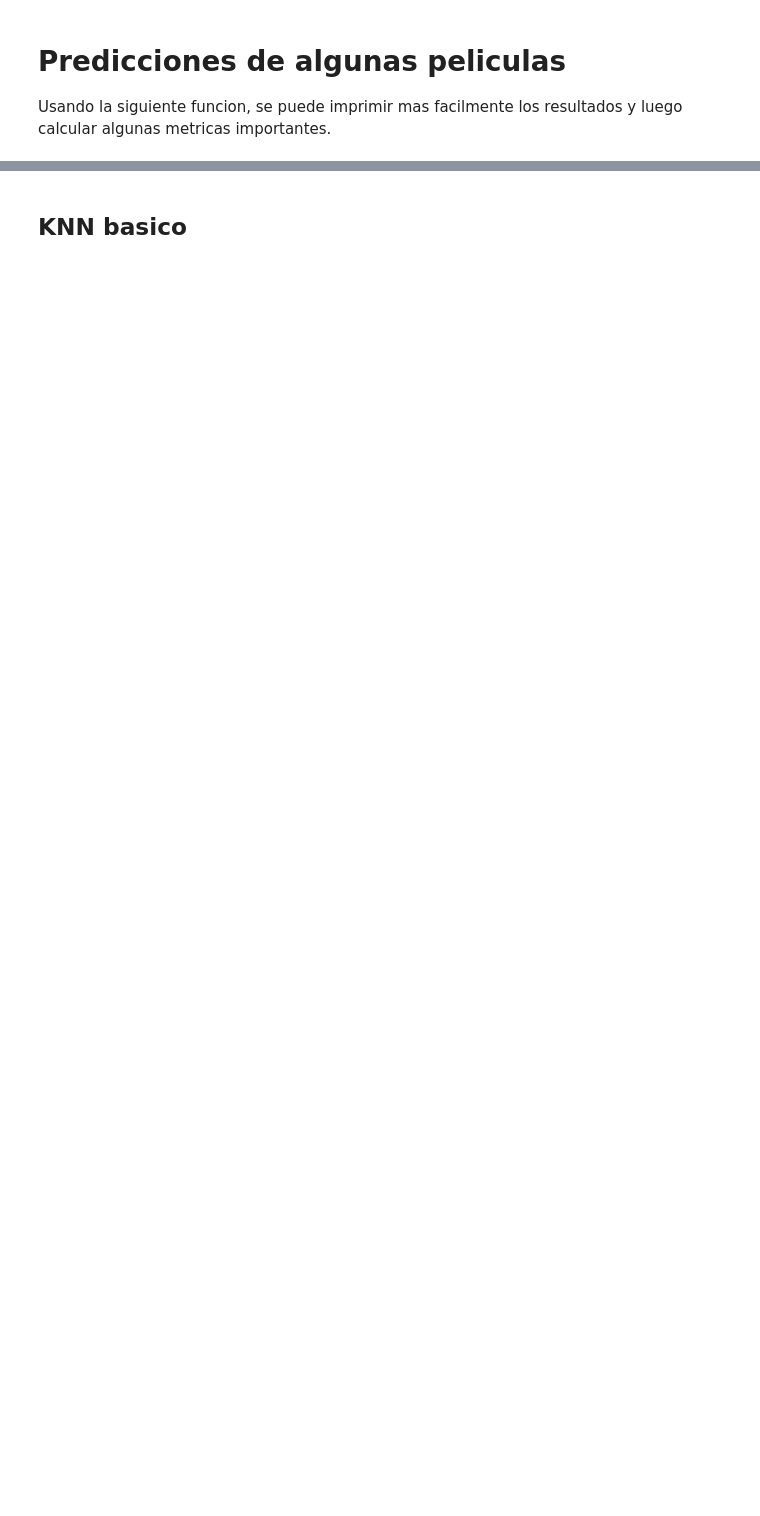
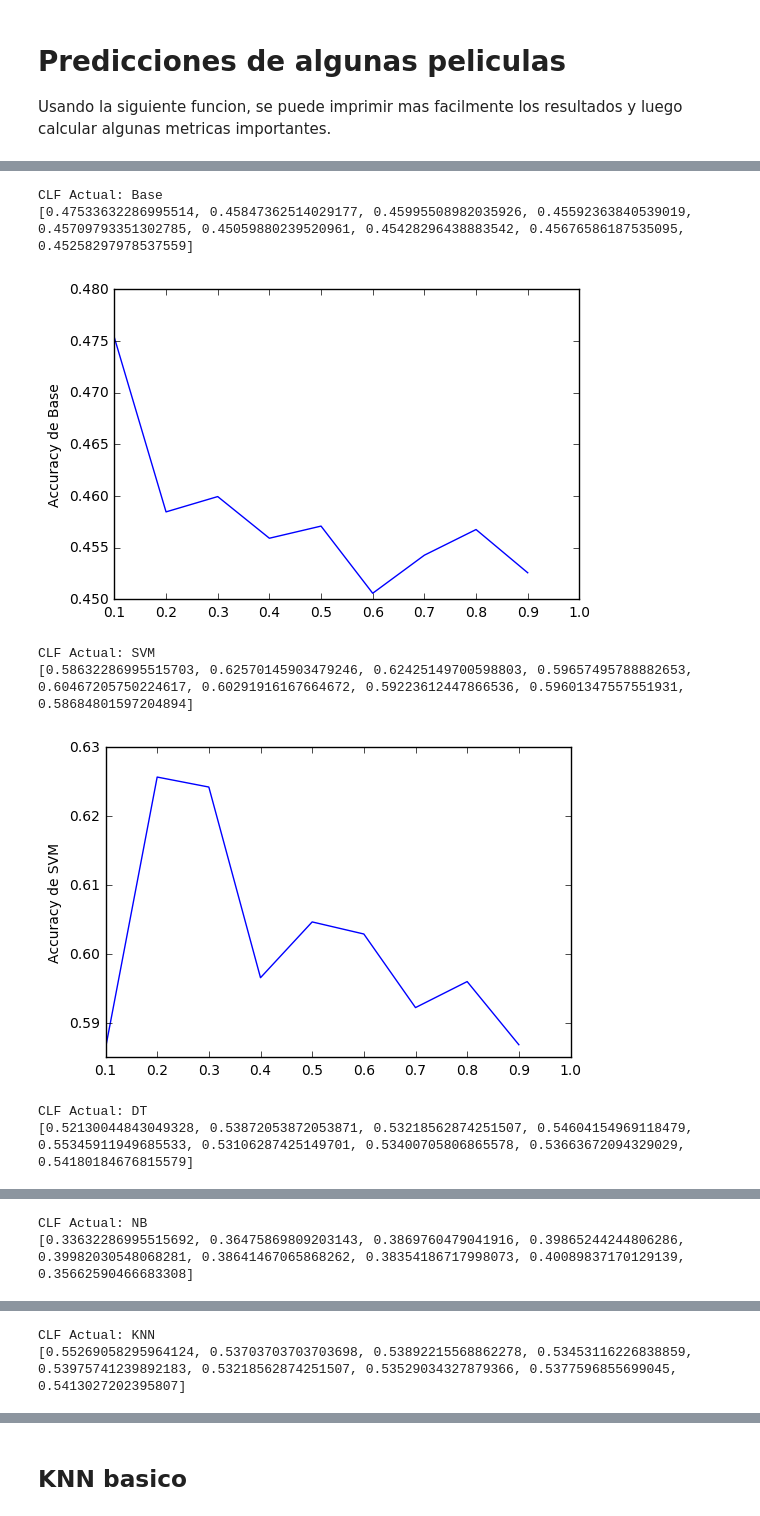
Before and after one commit to martinpanza/Movie-Score-Predictor, a Jupyter notebook: Clasificadores/Clasificador.ipynb, the cells around one changed output, grey strips where cells are left out. Drawn from its saved outputs; the diff is of its cells as text; code cells hidden in the pictures; blank space fills up the shorter version.

```diff
--- a/Clasificadores/Clasificador.ipynb
+++ b/Clasificadores/Clasificador.ipynb
@@ -64,8 +63,9 @@ Definimos las funciones del clasificador:
 #Variar el num_test modifica la probabilidad de estar mas cerca del promedio al hacer un t-test.
 #Creo que con 35 es suficiente para ese tipo de distribuciones.
 
-def run_classifier(clf, X, y, num_tests=35):
+def run_classifier(clf, X, y, num_tests=10):
     scores = []
+    reports = []
 
     for i in range(num_tests):
         X_train, X_test, y_train, y_test = train_test_split(X, y, test_size=0.30)
@@ -82,8 +82,9 @@ c2 = ("DT", DecisionTreeClassifier())
 c3 = ("NB", GaussianNB())
 c4 = ("KNN", KNeighborsClassifier(n_neighbors=5))
 c5 = ("RandomForest", RandomForestClassifier(n_estimators=10))
+c6 = ("LogisticRegression",LogisticRegression())
 
-classifiers = [c0, c1, c2, c3, c4,c5,]
+classifiers = [c0, c1, c2, c3, c4,c5,c6]
 result_list = []
 # %% [markdown]
 Corremos las pruebas para cada test.
@@ -186,0 +156,48 @@ RandomForest                    Never Say Never                 [1]
+# %%
+def create_intervals(number):
+    intervals = []
+    for i in range(number):
+        intervals.append(float(i)/number)
+
+    return intervals[1:]
+# %%
+# Funcion que determina la mejor proporcion del conjunto de entrenamiento.
+
+def best_test_size(clf, X, y, num_test, test_iterations):
+    scores_final = []
+    scores = []
+    intervals = create_intervals(num_test)
+
+    for i in intervals:
+        for j in range(test_iterations):
+            X_train, X_test, y_train, y_test = train_test_split(X, y, test_size = i)
+            clf.fit(X_train, y_train)
+            scores.append(clf.score(X_test, y_test))
+
+
+        scores_final.append(sum(scores) / float(len(scores)))
+        scores = []
+    print scores_final
+    return np.array(scores_final)
+# %%
+import matplotlib.pyplot as plt
+
+test_size_results = []
+
+for clf_name, clf in classifiers:
+    print "CLF Actual: " + clf_name
+    test_results = best_test_size (clf, movies, score, 10,2)
+    #print test_results
+    plt.plot(create_intervals(10),test_results)
+    plt.ylabel('Accuracy de '+ clf_name)
+    plt.show()
+    test_size_results = []
+# %% [output]
+CLF Actual: Base
+[0.47533632286995514, 0.45847362514029177, 0.45995508982035926, 0.45592363840539019, 0.45709793351302785, 0.45059880239520961, 0.45428296438883542, 0.45676586187535095, 0.45258297978537559]
+[figure, added]
+CLF Actual: SVM
+[0.58632286995515703, 0.62570145903479246, 0.62425149700598803, 0.59657495788882653, 0.60467205750224617, 0.60291916167664672, 0.59223612447866536, 0.59601347557551931, 0.58684801597204894]
+[figure, added]
+CLF Actual: DT
+[0.52130044843049328, 0.53872053872053871, 0.53218562874251507, 0.54604154969118479, 0.55345911949685533, 0.53106287425149701, 0.53400705806865578, 0.53663672094329029, 0.54180184676815579]
@@ -186,0 +205,2 @@ RandomForest                    Never Say Never                 [1]
+CLF Actual: NB
+[0.33632286995515692, 0.36475869809203143, 0.3869760479041916, 0.39865244244806286, 0.39982030548068281, 0.38641467065868262, 0.38354186717998073, 0.40089837170129139, 0.35662590466683308]
@@ -186,0 +208,2 @@ RandomForest                    Never Say Never                 [1]
+CLF Actual: KNN
+[0.55269058295964124, 0.53703703703703698, 0.53892215568862278, 0.53453116226838859, 0.53975741239892183, 0.53218562874251507, 0.53529034327879366, 0.5377596855699045, 0.5413027202395807]
```
Also changed, not shown: parts of 30 cells of this notebook.
